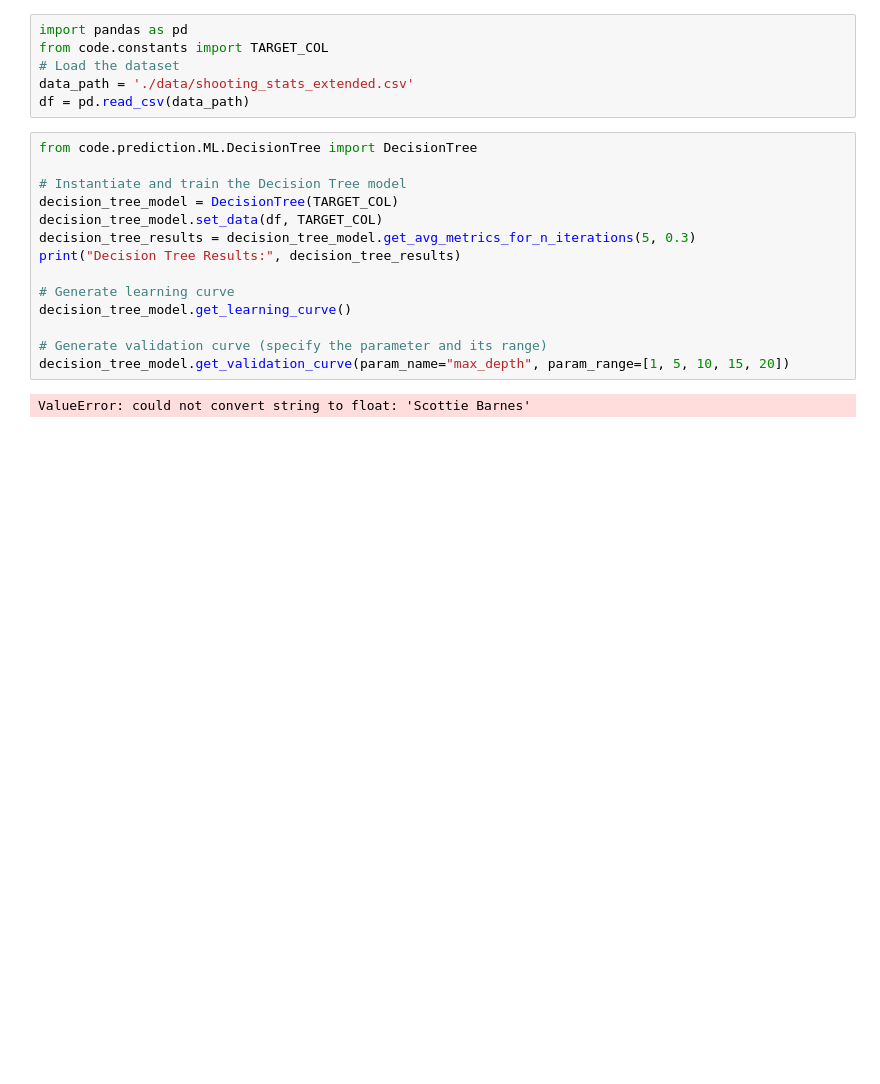
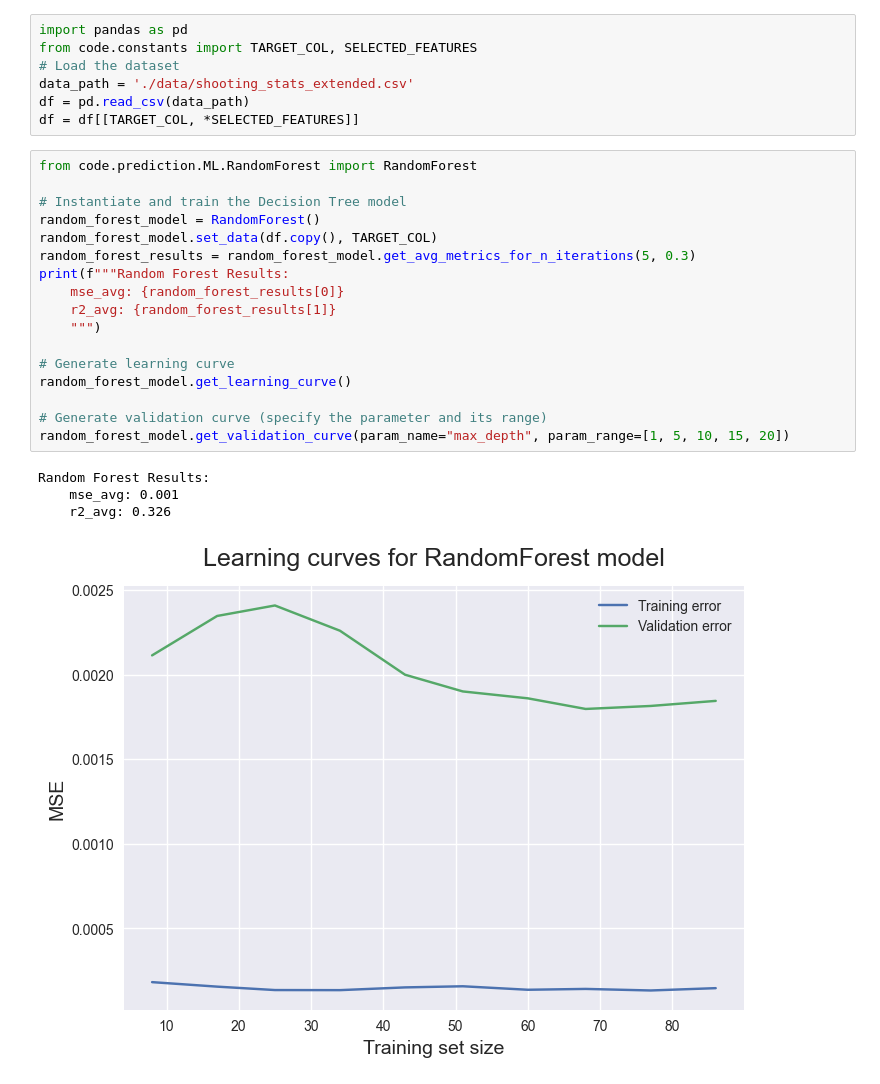
Before and after one commit to dkStephanos/3pp-predictions, a Jupyter notebook: prediction.ipynb, the cells around one changed output. Saved outputs shown, nothing was run; the diff lists cells and outputs as text; blank space fills up the shorter version.

```diff
--- a/prediction.ipynb
+++ b/prediction.ipynb
@@ -1,22 +1,29 @@
 # %%
 import pandas as pd
-from code.constants import TARGET_COL
+from code.constants import TARGET_COL, SELECTED_FEATURES
 # Load the dataset
 data_path = './data/shooting_stats_extended.csv'
 df = pd.read_csv(data_path)
+df = df[[TARGET_COL, *SELECTED_FEATURES]]
 # %%
-from code.prediction.ML.DecisionTree import DecisionTree
+from code.prediction.ML.RandomForest import RandomForest
 
 # Instantiate and train the Decision Tree model
-decision_tree_model = DecisionTree(TARGET_COL)
-decision_tree_model.set_data(df, TARGET_COL)
-decision_tree_results = decision_tree_model.get_avg_metrics_for_n_iterations(5, 0.3)
-print("Decision Tree Results:", decision_tree_results)
+random_forest_model = RandomForest()
+random_forest_model.set_data(df.copy(), TARGET_COL)
+random_forest_results = random_forest_model.get_avg_metrics_for_n_iterations(5, 0.3)
+print(f"""Random Forest Results:
+    mse_avg: {random_forest_results[0]}
+    r2_avg: {random_forest_results[1]}
+    """)
 
 # Generate learning curve
-decision_tree_model.get_learning_curve()
+random_forest_model.get_learning_curve()
 
 # Generate validation curve (specify the parameter and its range)
-decision_tree_model.get_validation_curve(param_name="max_depth", param_range=[1, 5, 10, 15, 20])
+random_forest_model.get_validation_curve(param_name="max_depth", param_range=[1, 5, 10, 15, 20])
 # %% [output]
-ValueError: could not convert string to float: 'Scottie Barnes'
+Random Forest Results:
+    mse_avg: 0.001
+    r2_avg: 0.326
+[figure, added]
```
Also changed, not shown: parts of 3 cells of this notebook.
